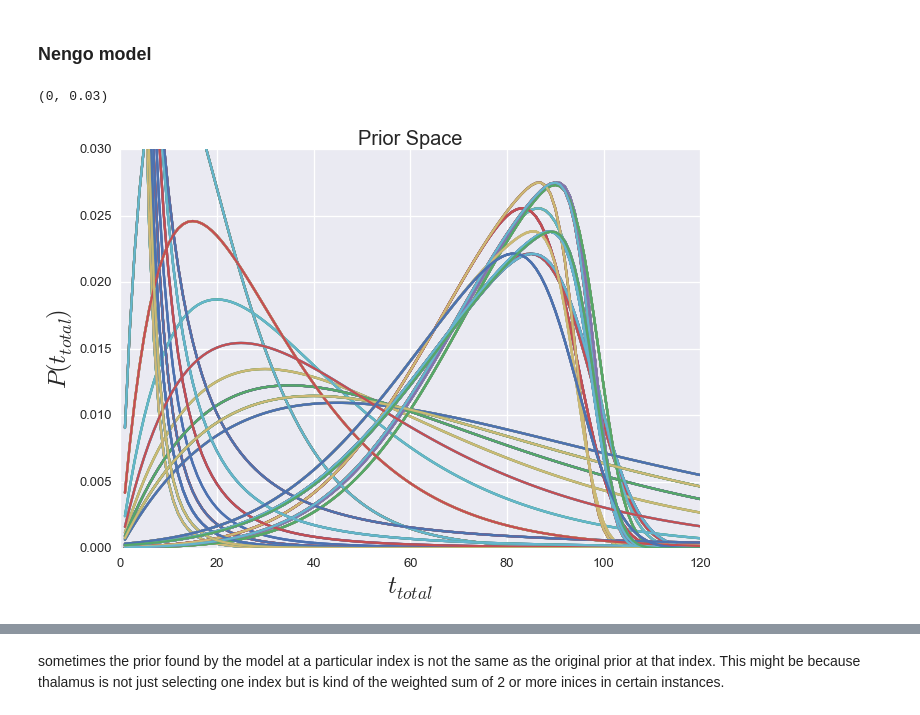
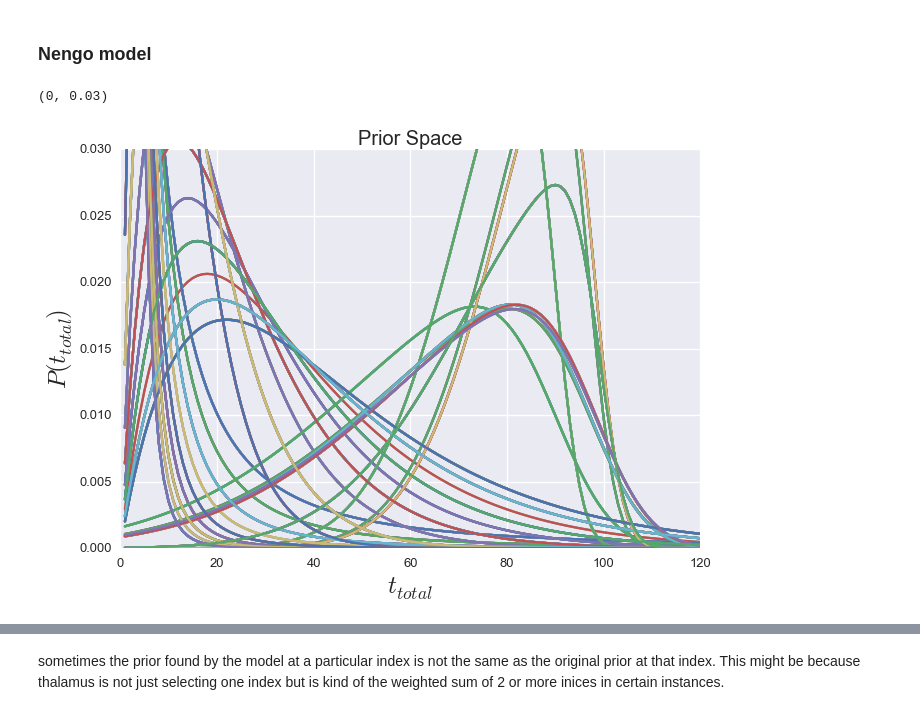
Before and after one commit to s72sue/infer_hyperparam, a Jupyter notebook: fall2017/generalize learning-wta-families.ipynb, the cells around one changed output, grey strips where cells are left out. Drawn from its saved outputs; the diff is of its cells as text; code cells hidden in the pictures.

```diff
--- a/fall2017/generalize learning-wta-families.ipynb
+++ b/fall2017/generalize learning-wta-families.ipynb
@@ -338,0 +441,7 @@ data = { 'prior':prior
+# %%
+data = pickle.load(open("9gaussian_9erlang_9power.p", 'rb'))
+prior = data['prior']
+_ = plt.plot(thetas, prior.T)
+plt.show()
+pZA = prior
+logpZA = np.log(pZA)
@@ -565,5 +660,5 @@ Smaller:  309
 # %%
-idx = 6
+idx = 17
 plt.figure()
 plt.plot(thetas, pZA[idx, :], 'r')
 plt.plot(thetas, pZA[pred_index, :], 'g')
@@ -849,35 +941,37 @@ print sys.path
 # %%
 #Define function space for representing priors.
 #Priors have values of the order of e-6 so we need to provide special encoders and eval points.
 #Furthermore, priors are very high dimensional, so it will be nice to compress them to a lower dimension as well
 
 def prior_space():
     idx = np.random.randint(0, len(pZA))
     return pZA[idx]
 
 import nengo.utils.function_space
 nengo.dists.Function = nengo.utils.function_space.Function
 nengo.FunctionSpace = nengo.utils.function_space.FunctionSpace
 
-n_basis = 20
+n_basis = 50
 
 space = nengo.FunctionSpace(
         nengo.dists.Function(prior_space),
         n_basis=n_basis)
 
+
 from copy import deepcopy
 space_raw = deepcopy(space.space)
+
 
 data = space.space.sample(200)
 plt.figure()
 plt.plot(thetas, data.T)
 plt.title("Prior Space", fontsize=20)
 plt.xlabel("$t_{total}$", fontsize=25)
 plt.ylabel("$P(t_{total})$", fontsize=25)
 plt.ylim(0,0.03)
 # %% [output]
 (0, 0.03)
-[figure, old version]
+[figure, new version]
 # %%
 # initial input
 global p, i
```
Also changed, not shown: parts of 33 cells of this notebook.
